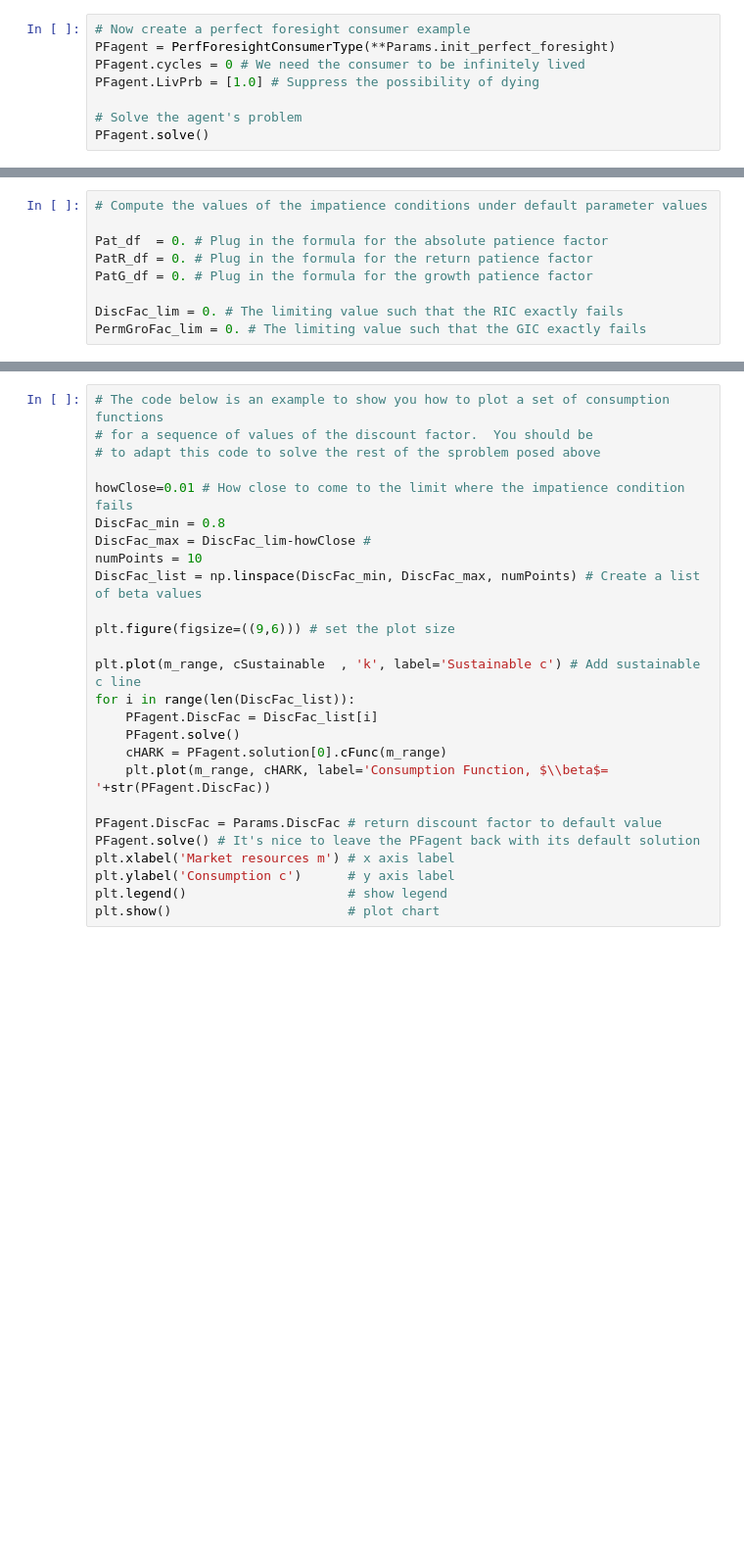
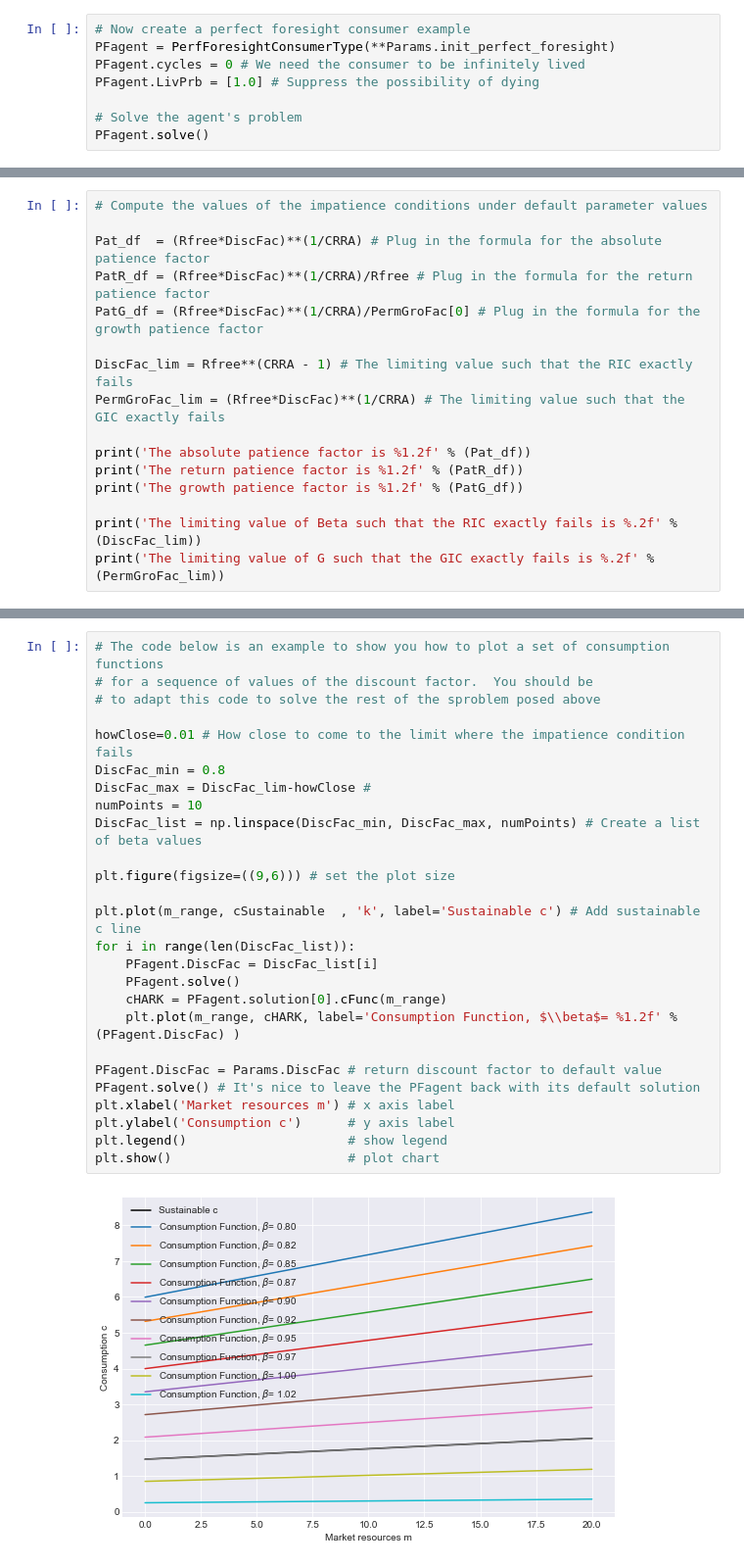
Before and after one commit to JHU-Econ-Choice-2018/problem-set-2-Mv77, a Jupyter notebook: ps2b_Mateo_Velasquez_Giraldo.ipynb, the cells around one changed output, grey strips where cells are left out. Shown at 98% size. Cells and saved outputs as stored; diff of their text form; blank space fills up the shorter version.

```diff
--- a/ps2b_Mateo_Velasquez_Giraldo.ipynb
+++ b/ps2b_Mateo_Velasquez_Giraldo.ipynb
@@ -130,9 +153,16 @@ plt.show() # show the plot
 # %%
 # Compute the values of the impatience conditions under default parameter values
 
-Pat_df  = 0. # Plug in the formula for the absolute patience factor
-PatR_df = 0. # Plug in the formula for the return patience factor
-PatG_df = 0. # Plug in the formula for the growth patience factor
+Pat_df  = (Rfree*DiscFac)**(1/CRRA) # Plug in the formula for the absolute patience factor
+PatR_df = (Rfree*DiscFac)**(1/CRRA)/Rfree # Plug in the formula for the return patience factor
+PatG_df = (Rfree*DiscFac)**(1/CRRA)/PermGroFac[0] # Plug in the formula for the growth patience factor
 
-DiscFac_lim = 0. # The limiting value such that the RIC exactly fails
-PermGroFac_lim = 0. # The limiting value such that the GIC exactly fails
+DiscFac_lim = Rfree**(CRRA - 1) # The limiting value such that the RIC exactly fails
+PermGroFac_lim = (Rfree*DiscFac)**(1/CRRA) # The limiting value such that the GIC exactly fails
+
+print('The absolute patience factor is %1.2f' % (Pat_df))
+print('The return patience factor is %1.2f' % (PatR_df))
+print('The growth patience factor is %1.2f' % (PatG_df))
+
+print('The limiting value of Beta such that the RIC exactly fails is %.2f' % (DiscFac_lim))
+print('The limiting value of G such that the GIC exactly fails is %.2f' % (PermGroFac_lim))
@@ -139,26 +175,28 @@ PermGroFac_lim = 0. # The limiting value such that the GIC exactly fails
 # %%
 # The code below is an example to show you how to plot a set of consumption functions
 # for a sequence of values of the discount factor.  You should be
 # to adapt this code to solve the rest of the sproblem posed above
 
 howClose=0.01 # How close to come to the limit where the impatience condition fails
 DiscFac_min = 0.8
 DiscFac_max = DiscFac_lim-howClose #
 numPoints = 10
 DiscFac_list = np.linspace(DiscFac_min, DiscFac_max, numPoints) # Create a list of beta values
 
 plt.figure(figsize=((9,6))) # set the plot size
 
 plt.plot(m_range, cSustainable  , 'k', label='Sustainable c') # Add sustainable c line
 for i in range(len(DiscFac_list)):
     PFagent.DiscFac = DiscFac_list[i]
     PFagent.solve()
     cHARK = PFagent.solution[0].cFunc(m_range)
-    plt.plot(m_range, cHARK, label='Consumption Function, $\\beta$= '+str(PFagent.DiscFac))
+    plt.plot(m_range, cHARK, label='Consumption Function, $\\beta$= %1.2f' %(PFagent.DiscFac) )
 
 PFagent.DiscFac = Params.DiscFac # return discount factor to default value
 PFagent.solve() # It's nice to leave the PFagent back with its default solution
 plt.xlabel('Market resources m') # x axis label
 plt.ylabel('Consumption c')      # y axis label
 plt.legend()                     # show legend
 plt.show()                       # plot chart
+# %% [output]
+[figure, added]
```
Also changed, not shown: parts of 12 cells of this notebook.
